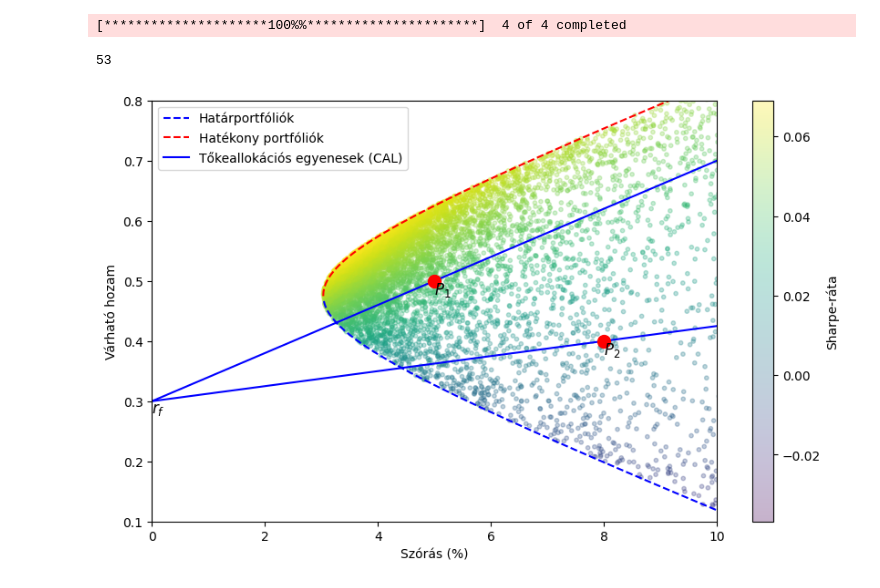
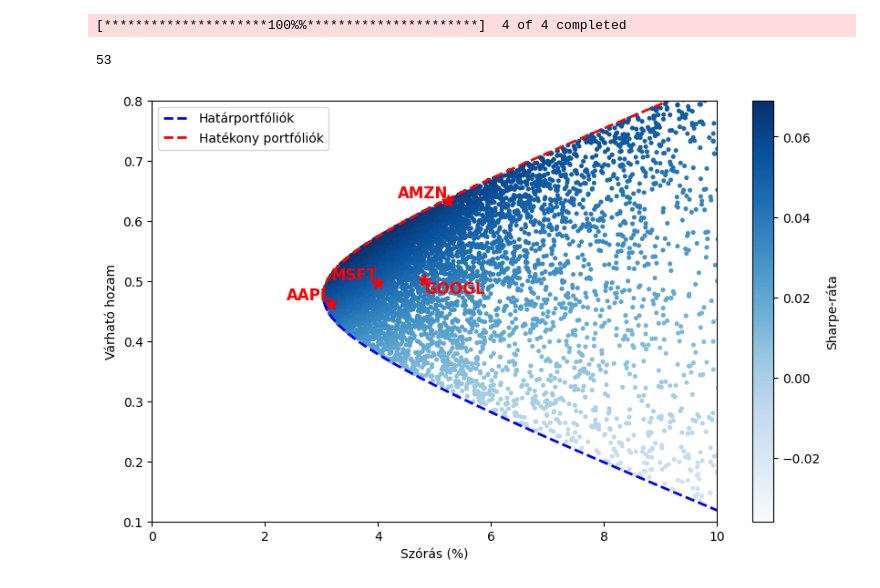
Before and after one commit to hakatiki/ETI-blog, a Jupyter notebook: content/blog/MPT/notebook.ipynb, the cells around one changed output. Saved outputs shown, nothing was run; the diff lists cells and outputs as text; code cells hidden in the pictures.

```diff
--- a/content/blog/MPT/notebook.ipynb
+++ b/content/blog/MPT/notebook.ipynb
@@ -477,7 +604,7 @@ def market_portfolio(returns, covariance, risk_free_rate):
 # Plotting function for the efficient frontier
 def plot_efficient_frontier(results, exact_frontier_returns, exact_frontier_volatilities,
                             mvp_return, mvp_volatility, market_return, market_volatility,
-                            risk_free_rate, min_x, max_x, min_y, max_y):
+                            risk_free_rate, min_x, max_x, min_y, max_y,returns, tickers):
     plt.figure(figsize=(10, 6))
 
     # Set the same limits as in Manim
@@ -485,56 +612,24 @@ def plot_efficient_frontier(results, exact_frontier_returns, exact_frontier_vola
     plt.ylim(min_y, max_y )  # Expected return range
 
     # Scatter plot for simulated portfolios
-    plt.scatter(results[0,:], results[1,:], c=results[2,:], cmap='viridis', marker='o', s=10, alpha=0.3)
+    results[0,:]+=0.015
+    plt.scatter(results[0,:], results[1,:], c=results[2,:], cmap='Blues', marker='o', s=7, alpha=1)
     plt.colorbar(label='Sharpe-ráta')
 
     # Line plot for the exact efficient frontier
     min_vol =  np.array(exact_frontier_volatilities).min()
     min_vol_pos = np.where(np.array(exact_frontier_volatilities) == min_vol)[0][0]
     print(min_vol_pos)
-    plt.plot(exact_frontier_volatilities[:min_vol_pos], exact_frontier_returns[:min_vol_pos], 'b--', label='Határportfóliók')
+    plt.plot(exact_frontier_volatilities[:min_vol_pos], exact_frontier_returns[:min_vol_pos], 'b--', label='Határportfóliók', linewidth=2)
 
-    plt.plot(exact_frontier_volatilities[min_vol_pos:], exact_frontier_returns[min_vol_pos:], 'r--', label='Hatékony portfóliók')
-
-
-
-
-
-    # # Plot the Capital Market Line (CML)
-    # cml_x = np.linspace(min_x, max_x, 100)
-    # cml_y = risk_free_rate + (market_return - risk_free_rate) / market_volatility * cml_x
-    # plt.plot(cml_x, cml_y, color='red', linestyle='-', label='Tőkepiaci Egyenes (CML)', zorder=1)
-    # # plt.text(0.55, 0.3, 'MVP', fontsize=12, verticalalignment='bottom', horizontalalignment='right', color='black')
-
-    # plt.scatter(mvp_volatility, mvp_return, color='green', marker='o', s=100, zorder=2)
-    # plt.text(mvp_volatility, mvp_return, 'Minimum Variancia Portfólió', fontsize=12, verticalalignment='top', horizontalalignment='left', color='black')
-
-    # Plot the market portfolio with a red color
-    # plt.scatter(market_volatility, market_return, color='red', marker='o', s=100, zorder=3)
-    # plt.text(market_volatility, market_return, 'Piaci Portfólió', fontsize=12, verticalalignment='top', horizontalalignment='left', color='black')
-    sample1_volatility, sample1_return=5,0.5
-    cal_x = np.linspace(min_x, max_x, 100)
-    cal_y = risk_free_rate + (sample1_return - risk_free_rate) / sample1_volatility * cal_x
-    plt.plot(cal_x, cal_y, color='blue', linestyle='-', label='Tőkeallokációs egyenesek (CAL)', zorder=1)
-    # plt.text(0.55, 0.3, 'MVP', fontsize=12, verticalalignment='bottom', horizontalalignment='right', color='black')
-
-    # Plot the market portfolio with a red color
-    plt.scatter(sample1_volatility, sample1_return, color='red', marker='o', s=100, zorder=3)
-    plt.text(sample1_volatility, sample1_return, '$P_1$', fontsize=12, verticalalignment='top', horizontalalignment='left', color='black')
-
-    sample2_volatility, sample2_return= 8, 0.4
-    cal_x = np.linspace(min_x, max_x, 100)
-    cal_y = risk_free_rate + (sample2_return - risk_free_rate) / sample2_volatility * cal_x
-    plt.plot(cal_x, cal_y, color='blue', linestyle='-', zorder=1)
-    # plt.text(0.55, 0.3, 'MVP', fontsize=12, verticalalignment='bottom', horizontalalignment='right', color='black')
-
-    # Plot the market portfolio with a red color
-    plt.scatter(sample2_volatility, sample2_return, color='red', marker='o', s=100, zorder=3)
-    plt.text(sample2_volatility, sample2_return, '$P_2$', fontsize=12, verticalalignment='top', horizontalalignment='left', color='black')
-
-    # plt.scatter(0, risk_free_rate, color='blue', marker='x', s=100, zorder=3)
-    plt.text(0, risk_free_rate, '$r_f$', fontsize=12, verticalalignment='top', horizontalalignment='left', color='black')
-
+    plt.plot(exact_frontier_volatilities[min_vol_pos:], exact_frontier_returns[min_vol_pos:], 'r--', label='Hatékony portfóliók', linewidth=2)
+    for tick in tickers:
+        if tick == 'GOOGL':
+            plt.scatter(np.sqrt(returns[tick].var())* 252, returns[tick].mean()* 252, color='red', marker='*', s=100, zorder=2, )
+            plt.text(np.sqrt(returns[tick].var())* 252, returns[tick].mean()* 252, tick, fontsize=12, fontweight="bold", verticalalignment='top', horizontalalignment='left', color='red')
+        else:
+            plt.scatter(np.sqrt(returns[tick].var())* 252, returns[tick].mean()* 252, color='red', marker='*', s=100, zorder=2, )
+            plt.text(np.sqrt(returns[tick].var())* 252, returns[tick].mean()* 252, tick, fontsize=12, fontweight="bold", verticalalignment='bottom', horizontalalignment='right', color='red')
 
     # plt.title('Hatékony határvonal és tőkepiaci vonal')
     plt.xlabel('Szórás (%)')
@@ -562,34 +657,33 @@ Sigma_inv = np.linalg.inv(Sigma)
 ones = np.ones(len(mu))
 U = np.vstack([mu, ones]).T
 M = U.T@ (Sigma_inv@ U)
 M_inv = np.linalg.inv(M)
 desired_returns = np.linspace(min_y, max_y , 100)  # Adjusted to match Manim
 exact_weights_list = []
 exact_risk_list = []
 
 for desired_return in desired_returns:
     u = np.array([desired_return, 1])
     w_star = Sigma_inv@ U@ M_inv@u
     portfolio_risk = np.sqrt(np.dot(w_star.T, np.dot(Sigma, w_star))) * np.sqrt(252)
     exact_weights_list.append(w_star)
     exact_risk_list.append(portfolio_risk)
 
 # Find the minimum variance portfolio
 mvp_weights = minimum_variance_portfolio(Sigma)
 mvp_return, mvp_volatility = portfolio_statistics(mvp_weights, returns, Sigma)
 
 # Find the market portfolio
 market_weights = market_portfolio(mu, Sigma, risk_free_rate)
 market_return, market_volatility = portfolio_statistics(market_weights, returns, Sigma)
 
 # Plot both the simulated and exact efficient frontiers
-plot_efficient_frontier(results, desired_returns, exact_risk_list, mvp_return, mvp_volatility, market_return, market_volatility, risk_free_rate, min_x, max_x, min_y, max_y)
-# Save the chart as an SVG file with custom colors and transparent background
-plt.savefig("../../../static/MPT/MPT1.svg", format='svg', transparent=True, bbox_inches='tight')
+plot_efficient_frontier(results, desired_returns, exact_risk_list, mvp_return, mvp_volatility, market_return, market_volatility, risk_free_rate, min_x, max_x, min_y, max_y, returns, tickers)
+plt.savefig("../../../static/MPT/MPT4.svg", format='svg', transparent=True, bbox_inches='tight')
 
 # Show the plot
 plt.show()
 # %% [output]
 [*********************100%%**********************]  4 of 4 completed
 53
-[figure, old version]
+[figure, new version]
```
Also changed, not shown: parts of 3 cells of this notebook, 9 other files.
